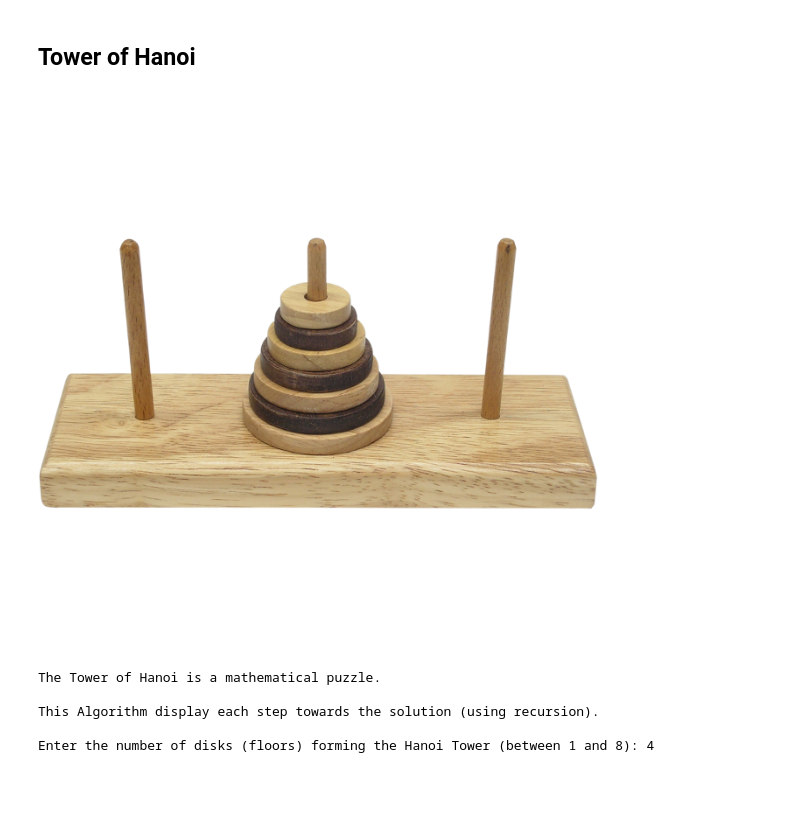
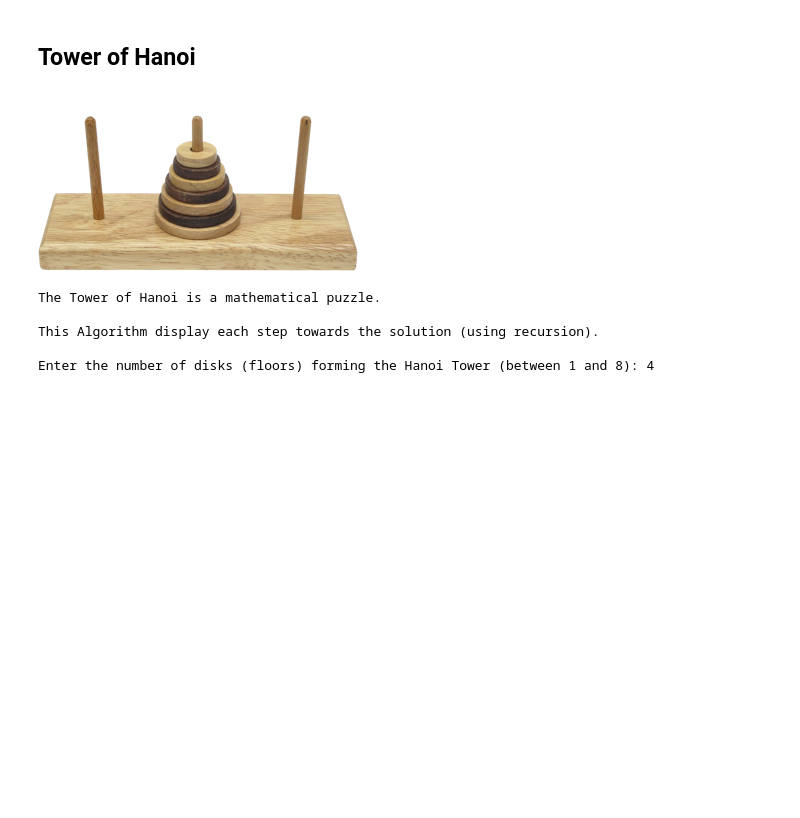
Before and after one commit to RoeiArpaly/Tower-of-Hanoi, a Jupyter notebook: Tower of Hanoi.ipynb, the cells around one changed output. Cells and saved outputs as stored; diff of their text form; code cells hidden in the pictures; blank space fills up the shorter version.

```diff
--- a/Tower of Hanoi.ipynb
+++ b/Tower of Hanoi.ipynb
@@ -3,11 +3,13 @@
 # %%
 from PIL import Image
 
 Tower_of_Hanoi = Image.open('Tower of Hanoi.png')
+Tower_of_Hanoi = Tower_of_Hanoi.resize((320,320))
+Tower_of_Hanoi = Tower_of_Hanoi.crop((0,60,320,240))
 
 Tower_of_Hanoi
 # %% [output]
-[figure, old version]
+[figure, new version]
 # %%
 def Create_structure(n):
 
```
Also changed, not shown: parts of 1 cell of this notebook.
